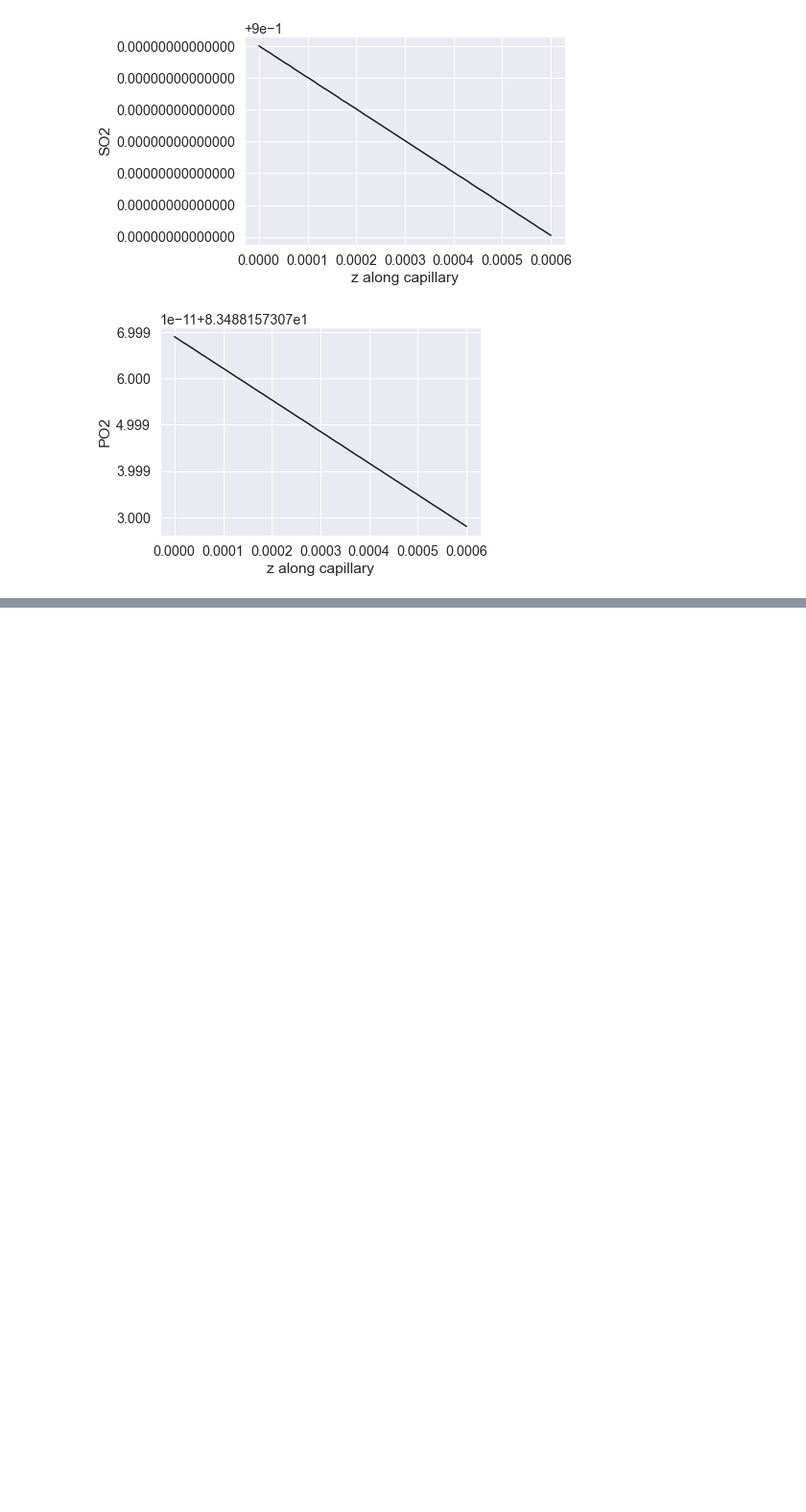
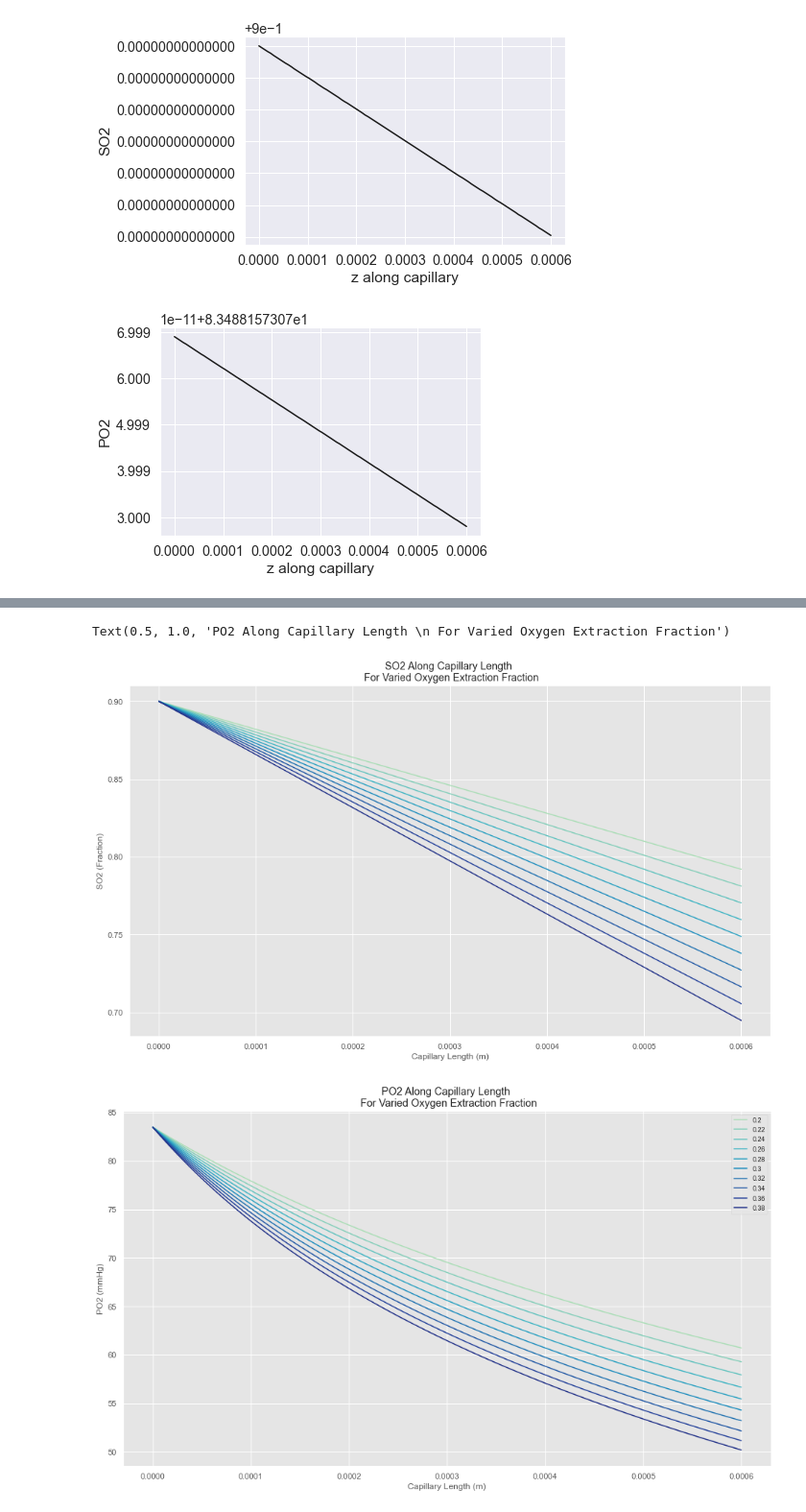
Before and after one commit to em-blue/relaxivity_pO2_notebooks, a Jupyter notebook: relaxivity_po2_playground_June2021_R1blood_r1Ox.ipynb, the cells around one changed output, grey strips where cells are left out. Shown at 96% size. Cells and saved outputs as stored; diff of their text form; code cells hidden in the pictures; blank space fills up the shorter version.

```diff
--- a/relaxivity_po2_playground_June2021_R1blood_r1Ox.ipynb
+++ b/relaxivity_po2_playground_June2021_R1blood_r1Ox.ipynb
@@ -22,0 +298,7 @@ from sklearn.metrics import mean_squared_error
+# %%
+def calc_delta_R1_tissue(delta_po2_tissue,r1Ox_tissue):
+    delta_R1_tissue=r1Ox_tissue*delta_po2_tissue
+
+    return(delta_R1_tissue)
+
+# delta_R1_tissue=calc_delta_R1_tissue(delta_po2,r1Ox_tissue)
@@ -443,0 +913,57 @@ print(z)
+# %%
+SaO2=0.9
+
+L=0.001
+halfL=L/2
+length=np.linspace(0,6,100)
+z=length/10000
+P50=37
+n=2.7
+plt.style.use('ggplot')
+fig = plt.figure()
+ax = fig.add_subplot(111)
+
+for j in range(20,40,2):
+    OEF=j/100
+    Scapmean=SaO2*(1-(OEF/2))
+    slope=(Scapmean-SaO2)/halfL
+    y=SaO2+slope*z
+
+    plt.plot(z,y,label=OEF)
+
+colormap = plt.cm.YlGnBu #nipy_spectral, Set1,Paired
+colors = [colormap(i) for i in np.linspace(0.3, 0.9,len(ax.lines))]
+for i,j in enumerate(ax.lines):
+    j.set_color(colors[i])
+#plt.legend(fontsize=9,bbox_to_anchor=(1, 1))
+plt.xlabel('Capillary Length (m)')
+plt.ylabel('SO2 (Fraction)')
+plt.title('SO2 Along Capillary Length \n For Varied Oxygen Extraction Fraction')
+
+
+fig = plt.figure()
+ax = fig.add_subplot(111)
+
+for j in range(20,40,2):
+    OEF=j/100
+    Scapmean=SaO2*(1-(OEF/2))
+    slope=(Scapmean-SaO2)/halfL
+    y=SaO2+slope*z
+
+
+    po2_cap=((y*(P50**n))/(1-y))**(1/n)
+
+    plt.plot(z,po2_cap,label=OEF)
+
+colormap = plt.cm.YlGnBu #nipy_spectral, Set1,Paired
+colors = [colormap(i) for i in np.linspace(0.3, 0.9,len(ax.lines))]
+for i,j in enumerate(ax.lines):
+    j.set_color(colors[i])
+plt.legend(fontsize=9,bbox_to_anchor=(1, 1))
+plt.xlabel('Capillary Length (m)')
+plt.ylabel('PO2 (mmHg)')
+plt.title('PO2 Along Capillary Length \n For Varied Oxygen Extraction Fraction')
+# %% [output]
+Text(0.5, 1.0, 'PO2 Along Capillary Length \n For Varied Oxygen Extraction Fraction')
+[figure, added]
+[figure, added]
```
Also changed, not shown: parts of 48 cells of this notebook, 1 other file.
